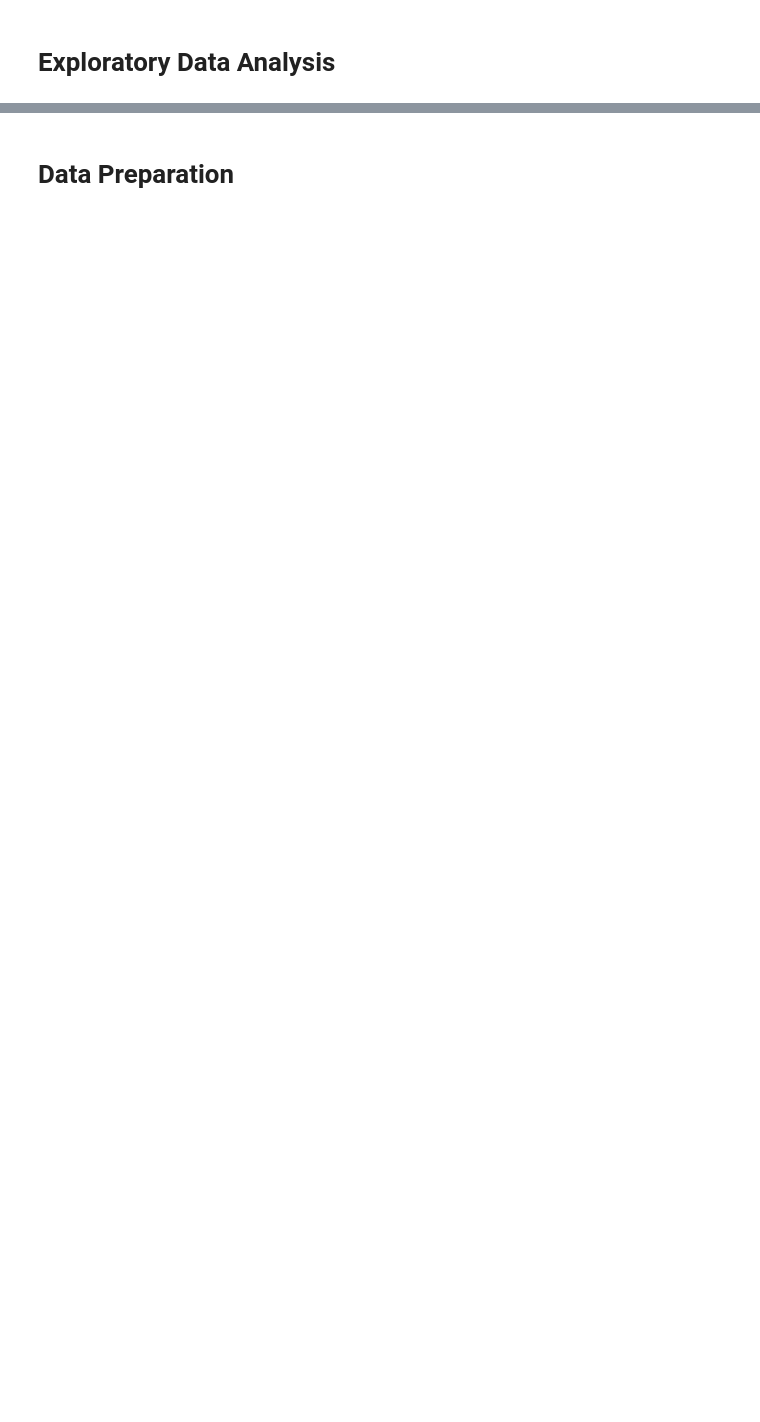
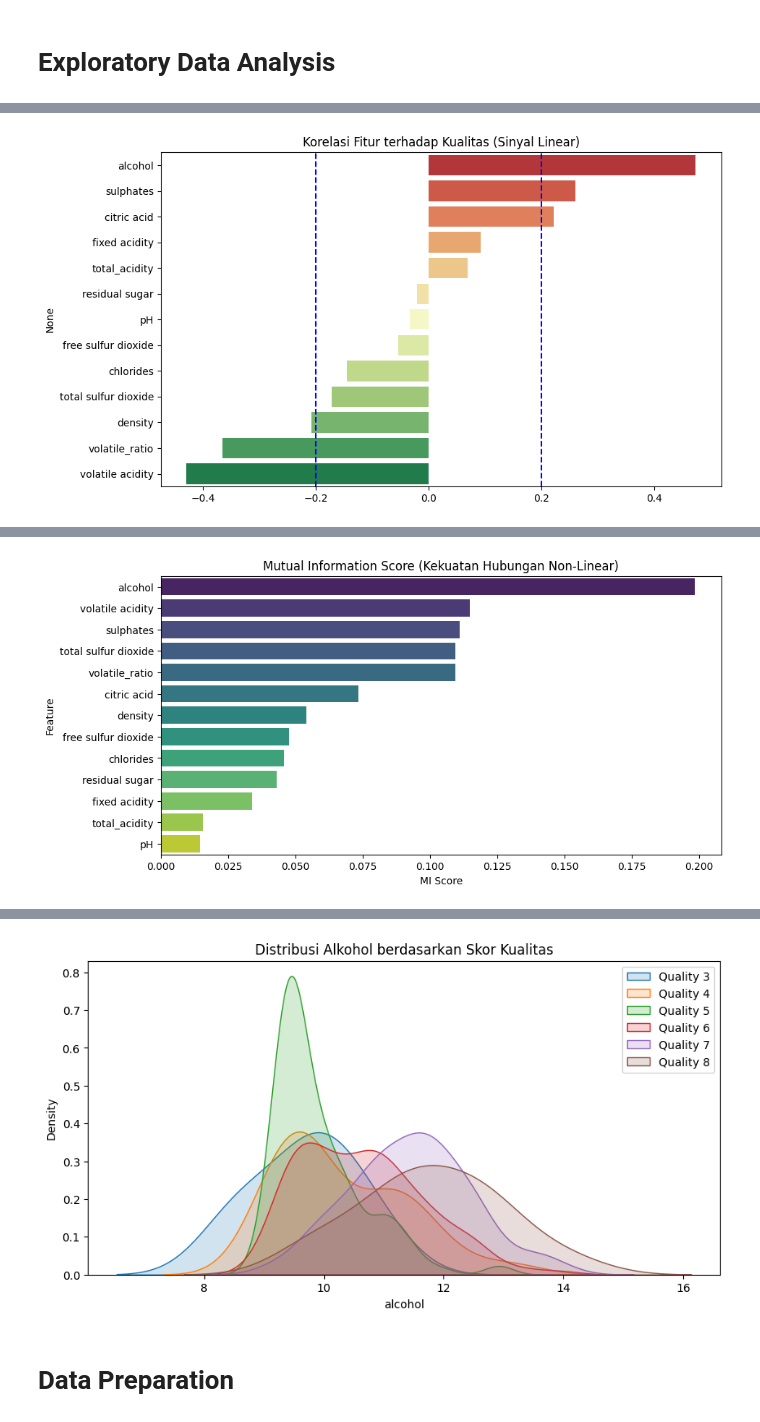
Before and after one commit to PashaAkrilian/Wine-Quality-Prediction, a Jupyter notebook: uts-data-mining.ipynb, the cells around one changed output, grey strips where cells are left out. Drawn from its saved outputs; the diff is of its cells as text; code cells hidden in the pictures; blank space fills up the shorter version.

```diff
--- a/uts-data-mining.ipynb
+++ b/uts-data-mining.ipynb
@@ -123,0 +3,74 @@ alcohol_density_ratio: 9 outlier (1.05%)
+# %%
+import pandas as pd
+import seaborn as sns
+import matplotlib.pyplot as plt
+import numpy as np
+from scipy.stats import skew
+from sklearn.feature_selection import mutual_info_classif
+from statsmodels.stats.outliers_influence import variance_inflation_factor
+
+# 1.1 Memuat Dataset
+train_path = '/kaggle/input/datasets/dimaspashaakrilian/wine-quality/data_training.csv'
+test_path = '/kaggle/input/datasets/dimaspashaakrilian/wine-quality/data_testing.csv'
+
+df_train = pd.read_csv(train_path)
+df_test = pd.read_csv(test_path)
+
+# 1.2 Feature Discovery (Persiapan untuk Regresi & Deep Learning)
+# PERBAIKAN: Gunakan rasio yang lebih bermakna secara kimiawi
+df_train['volatile_ratio'] = df_train['volatile acidity'] / (df_train['fixed acidity'] + 1e-5)
+df_train['total_acidity'] = df_train['fixed acidity'] + df_train['volatile acidity'] + df_train['citric acid']
+# alcohol_density_ratio seringkali menyebabkan VIF tinggi, kita pantau di langkah 1.4
+
+# 1.3 Analisis Korelasi Target (Peta Sinyal)
+plt.figure(figsize=(10, 6))
+# Menghapus 'Id' dan fitur yang menyebabkan korelasi sempurna (jika ada)
+corr_target = df_train.drop(columns=['Id']).corr()['quality'].sort_values(ascending=False).drop('quality')
+sns.barplot(x=corr_target.values, y=corr_target.index, palette='RdYlGn', hue=corr_target.index, legend=False)
+plt.title('Korelasi Fitur terhadap Kualitas (Sinyal Linear)')
+plt.axvline(x=0.2, color='blue', linestyle='--')
+plt.axvline(x=-0.2, color='blue', linestyle='--')
+plt.show()
+
+# 1.4 Diagnostik Multikolinearitas (VIF Monster Detection)
+def calculate_vif(df):
+    # Mengambil hanya kolom numerik selain Id dan Target
+    X_vif = df.drop(columns=['Id', 'quality']).dropna()
+    vif_data = pd.DataFrame()
+    vif_data["Feature"] = X_vif.columns
+    vif_data["VIF"] = [variance_inflation_factor(X_vif.values, i) for i in range(len(X_vif.columns))]
+    return vif_data.sort_values(by="VIF", ascending=False)
+
+print("\n--- Analisis VIF (Deteksi Redundansi Data) ---")
+vif_result = calculate_vif(df_train)
+print(vif_result)
+# Note: Jika VIF 'inf', berarti ada fitur yang merupakan hasil penjumlahan fitur lain.
+
+# 1.5 Mutual Information (Hubungan Non-Linear)
+# Sangat krusial untuk Deep Learning karena model ini ahli menangkap pola non-linear
+X_mi = df_train.drop(columns=['Id', 'quality'])
+y_mi = df_train['quality']
+mi_scores = mutual_info_classif(X_mi, y_mi, random_state=42)
+mi_df = pd.DataFrame({'Feature': X_mi.columns, 'MI Score': mi_scores}).sort_values(by='MI Score', ascending=False)
+
+plt.figure(figsize=(10, 5))
+sns.barplot(x='MI Score', y='Feature', data=mi_df, palette='viridis', hue='Feature', legend=False)
+plt.title('Mutual Information Score (Kekuatan Hubungan Non-Linear)')
+plt.show()
+
+# 1.6 Analisis Skewness (Kebutuhan Transformasi)
+print("\n--- Analisis Kemiringan (Skewness) ---")
+numeric_features = df_train.drop(columns=['Id', 'quality']).columns
+skewness = df_train[numeric_features].apply(lambda x: skew(x)).sort_values(ascending=False)
+print(skewness)
+
+# 1.7 Analisis Sebaran Alkohol per Kelas
+plt.figure(figsize=(10, 5))
+# Menampilkan KDE untuk kelas yang paling krusial
+for q in sorted(df_train['quality'].unique()):
+    sns.kdeplot(df_train[df_train['quality']==q]['alcohol'], label=f'Quality {q}', fill=True, alpha=0.2)
+plt.title('Distribusi Alkohol berdasarkan Skor Kualitas')
+plt.legend()
+plt.show()
+# %% [output]
+[figure, added]
@@ -123,0 +92 @@ alcohol_density_ratio: 9 outlier (1.05%)
+[figure, added]
@@ -124,2 +108,3 @@ alcohol_density_ratio: 9 outlier (1.05%)
+[figure, added]
 # %% [markdown]
 # Data Preparation
```
Also changed, not shown: parts of 15 cells of this notebook.
